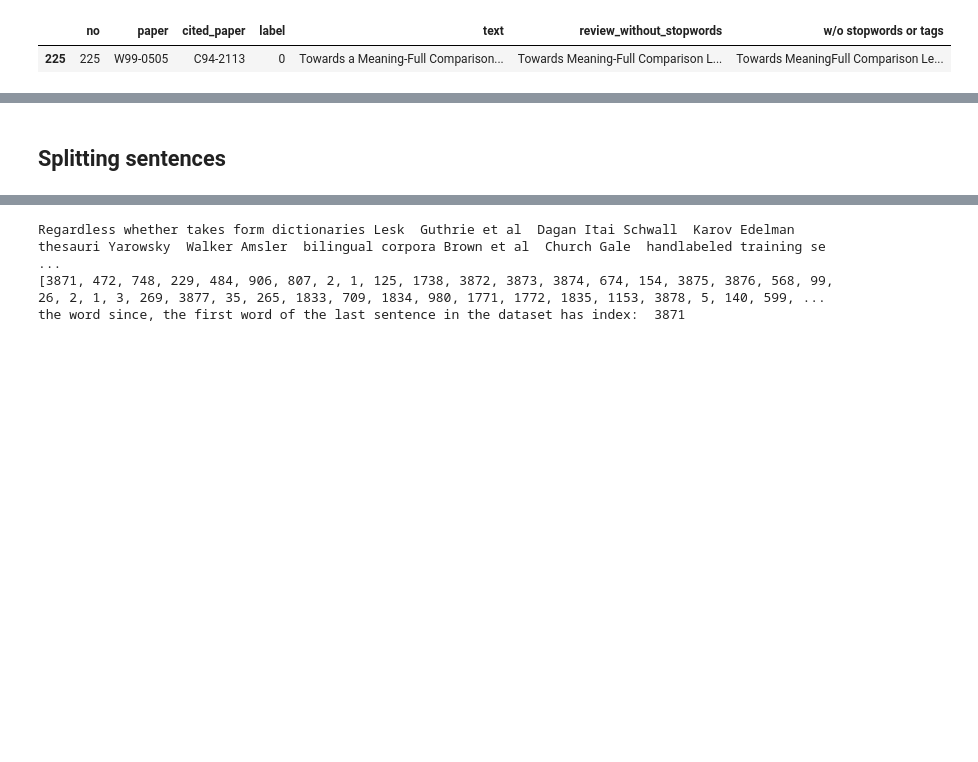
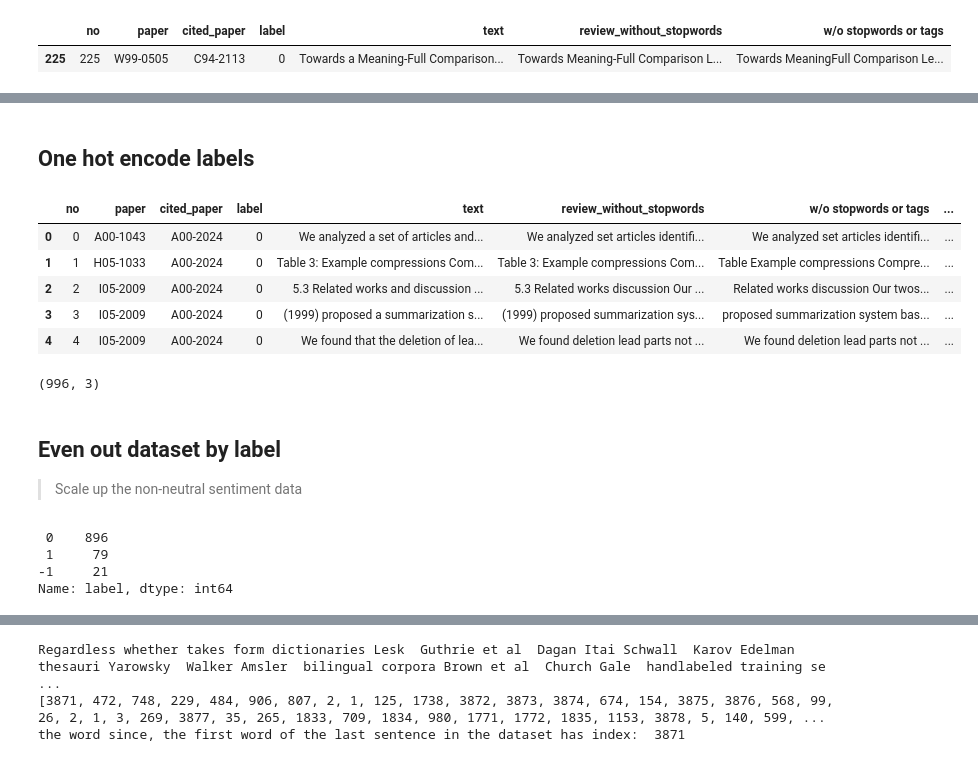
Before and after one commit to ENEE439d-TEXTML/TextML, a Jupyter notebook: practice.ipynb, the cells around one changed output, grey strips where cells are left out. Drawn from its saved outputs; the diff is of its cells as text; code cells hidden in the pictures; blank space fills up the shorter version.

```diff
--- a/practice.ipynb
+++ b/practice.ipynb
@@ -151,5 +179,37 @@ smaller_clean_dataset['w/o stopwords or tags'].apply(len).sort_values()
 # %%
 #redefine maxlen as length of new longest sentence
 maxLen = max(smaller_clean_dataset['w/o stopwords or tags'].apply(len))
-# %% [markdown]
-## Splitting sentences
+# %% [markdown]
+## One hot encode labels
+# %%
+#copy original dataset as backup if mess up
+smaller_clean_dataset_orig = smaller_clean_dataset.copy()
+
+#add categorical labels for label to original dataset
+smaller_clean_dataset = pd.concat([smaller_clean_dataset, pd.get_dummies(smaller_clean_dataset['label'], prefix='label_')], axis=1)
+smaller_clean_dataset.head()
+# %% [output]
+|  | no | paper | cited_paper | label | text | review_without_stopwords | w/o stopwords or tags | ... |
+| 0 | 0 | A00-1043 | A00-2024 | 0 | We analyzed a set of articles and... | We analyzed set articles identifi... | We analyzed set articles identifi... | ... |
+| 1 | 1 | H05-1033 | A00-2024 | 0 | Table 3: Example compressions Com... | Table 3: Example compressions Com... | Table Example compressions Compre... | ... |
+| 2 | 2 | I05-2009 | A00-2024 | 0 | 5.3 Related works and discussion ... | 5.3 Related works discussion Our ... | Related works discussion Our twos... | ... |
+| 3 | 3 | I05-2009 | A00-2024 | 0 | (1999) proposed a summarization s... | (1999) proposed summarization sys... | proposed summarization system bas... | ... |
+| 4 | 4 | I05-2009 | A00-2024 | 0 | We found that the deletion of lea... | We found deletion lead parts not ... | We found deletion lead parts not ... | ... |
+# %%
+smaller_clean_dataset.iloc[:, -3:].to_numpy().shape
+# %% [output]
+(996, 3)
+# %% [markdown]
+## Even out dataset by label
+> Scale up the non-neutral sentiment data
+# %%
+#scale up the non-neutral sentiment data
+smaller_clean_dataset['label'].value_counts()
+
+# add all the 1 sentiment data in 11x + first 27
+# add all the 1 sentiment data in 42x + first 14
+# %% [output]
+ 0    896
+ 1     79
+-1     21
+Name: label, dtype: int64
```
Also changed, not shown: parts of 25 cells of this notebook.
